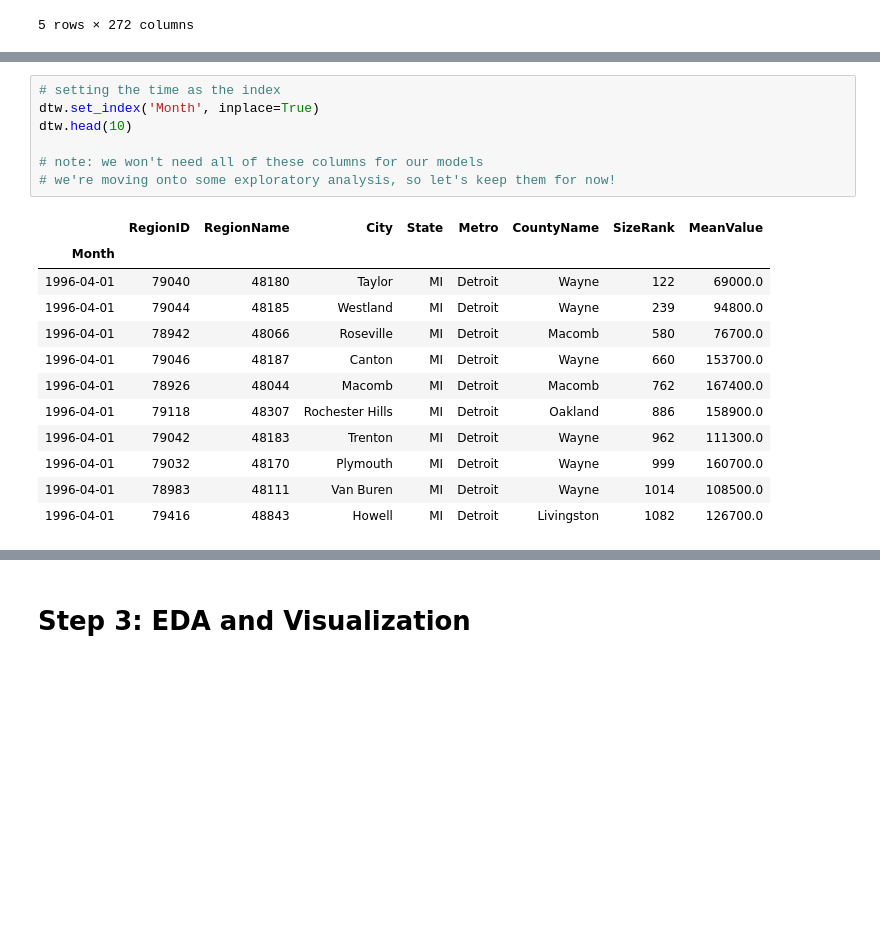
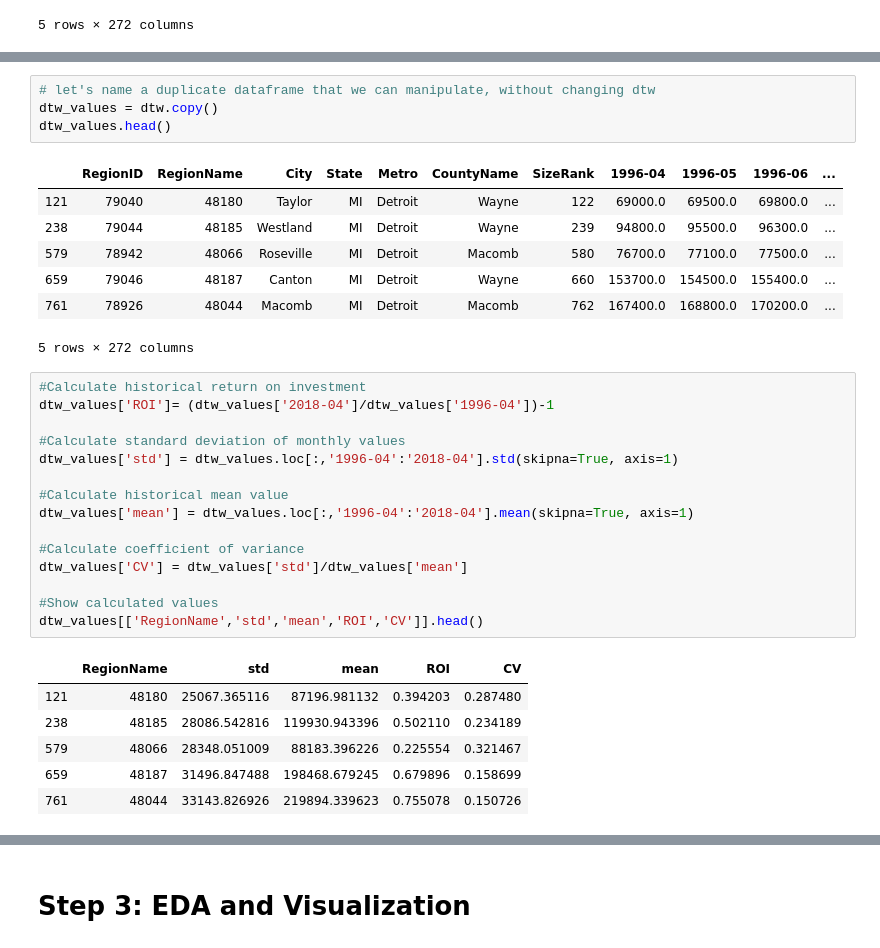
Before and after one commit to lambertmk/Time-Series-using-ARIMA-and-Zillow-housing-data, a Jupyter notebook: mod_4_starter_notebook.ipynb, the cells around one changed output, grey strips where cells are left out. Saved outputs shown, nothing was run; the diff lists cells and outputs as text; blank space fills up the shorter version.

```diff
--- a/mod_4_starter_notebook.ipynb
+++ b/mod_4_starter_notebook.ipynb
@@ -201,20 +123,34 @@ dtype: int64
-# %%
-# setting the time as the index
-dtw.set_index('Month', inplace=True)
-dtw.head(10)
-
-# note: we won't need all of these columns for our models
-# we're moving onto some exploratory analysis, so let's keep them for now!
-# %% [output]
-|  | RegionID | RegionName | City | State | Metro | CountyName | SizeRank | MeanValue |
-| Month |  |  |  |  |  |  |  |  |
-| 1996-04-01 | 79040 | 48180 | Taylor | MI | Detroit | Wayne | 122 | 69000.0 |
-| 1996-04-01 | 79044 | 48185 | Westland | MI | Detroit | Wayne | 239 | 94800.0 |
-| 1996-04-01 | 78942 | 48066 | Roseville | MI | Detroit | Macomb | 580 | 76700.0 |
-| 1996-04-01 | 79046 | 48187 | Canton | MI | Detroit | Wayne | 660 | 153700.0 |
-| 1996-04-01 | 78926 | 48044 | Macomb | MI | Detroit | Macomb | 762 | 167400.0 |
-| 1996-04-01 | 79118 | 48307 | Rochester Hills | MI | Detroit | Oakland | 886 | 158900.0 |
-| 1996-04-01 | 79042 | 48183 | Trenton | MI | Detroit | Wayne | 962 | 111300.0 |
-| 1996-04-01 | 79032 | 48170 | Plymouth | MI | Detroit | Wayne | 999 | 160700.0 |
-| 1996-04-01 | 78983 | 48111 | Van Buren | MI | Detroit | Wayne | 1014 | 108500.0 |
-| 1996-04-01 | 79416 | 48843 | Howell | MI | Detroit | Livingston | 1082 | 126700.0 |
+# %%
+# let's name a duplicate dataframe that we can manipulate, without changing dtw
+dtw_values = dtw.copy()
+dtw_values.head()
+# %% [output]
+|  | RegionID | RegionName | City | State | Metro | CountyName | SizeRank | 1996-04 | 1996-05 | 1996-06 | ... |
+| 121 | 79040 | 48180 | Taylor | MI | Detroit | Wayne | 122 | 69000.0 | 69500.0 | 69800.0 | ... |
+| 238 | 79044 | 48185 | Westland | MI | Detroit | Wayne | 239 | 94800.0 | 95500.0 | 96300.0 | ... |
+| 579 | 78942 | 48066 | Roseville | MI | Detroit | Macomb | 580 | 76700.0 | 77100.0 | 77500.0 | ... |
+| 659 | 79046 | 48187 | Canton | MI | Detroit | Wayne | 660 | 153700.0 | 154500.0 | 155400.0 | ... |
+| 761 | 78926 | 48044 | Macomb | MI | Detroit | Macomb | 762 | 167400.0 | 168800.0 | 170200.0 | ... |
+5 rows × 272 columns
+# %%
+#Calculate historical return on investment
+dtw_values['ROI']= (dtw_values['2018-04']/dtw_values['1996-04'])-1
+
+#Calculate standard deviation of monthly values
+dtw_values['std'] = dtw_values.loc[:,'1996-04':'2018-04'].std(skipna=True, axis=1)
+
+#Calculate historical mean value
+dtw_values['mean'] = dtw_values.loc[:,'1996-04':'2018-04'].mean(skipna=True, axis=1)
+
+#Calculate coefficient of variance
+dtw_values['CV'] = dtw_values['std']/dtw_values['mean']
+
+#Show calculated values
+dtw_values[['RegionName','std','mean','ROI','CV']].head()
+# %% [output]
+|  | RegionName | std | mean | ROI | CV |
+| 121 | 48180 | 25067.365116 | 87196.981132 | 0.394203 | 0.287480 |
+| 238 | 48185 | 28086.542816 | 119930.943396 | 0.502110 | 0.234189 |
+| 579 | 48066 | 28348.051009 | 88183.396226 | 0.225554 | 0.321467 |
+| 659 | 48187 | 31496.847488 | 198468.679245 | 0.679896 | 0.158699 |
+| 761 | 48044 | 33143.826926 | 219894.339623 | 0.755078 | 0.150726 |
```
Also changed, not shown: parts of 117 cells of this notebook.
